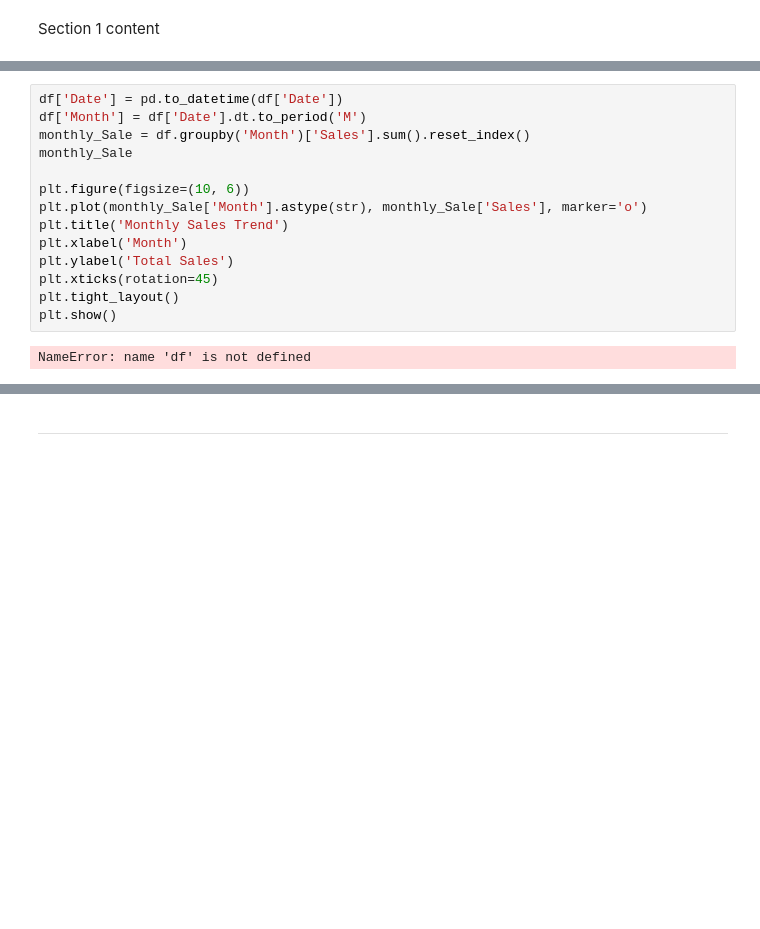
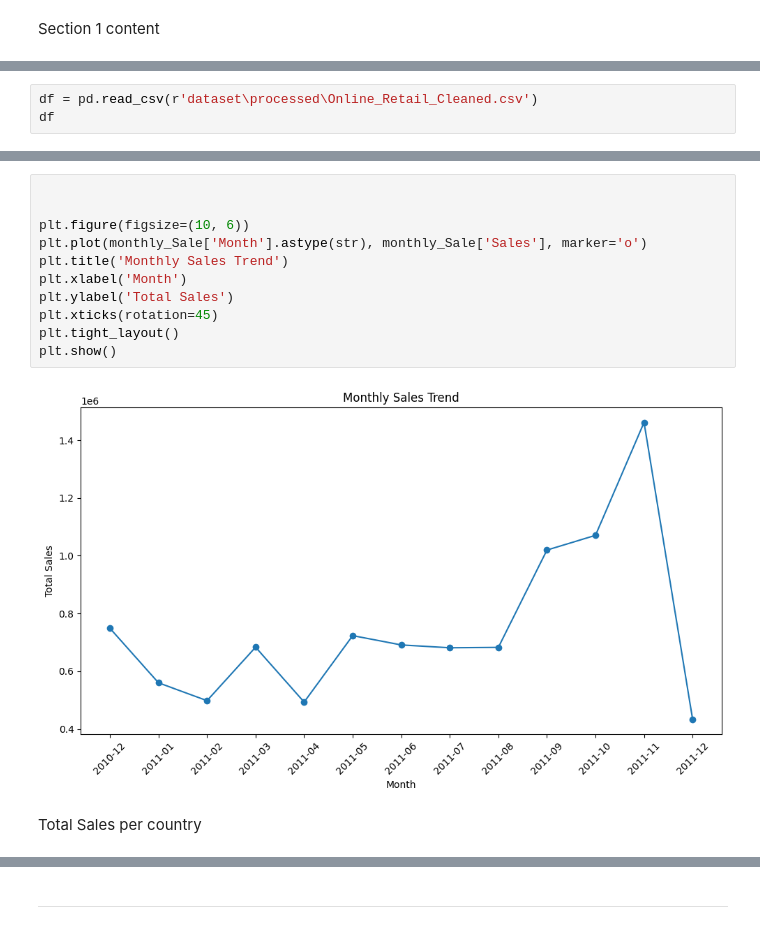
Before and after one commit to tanzilachand/project_tc, a Jupyter notebook: jupyter_notebooks/data_visualisation.ipynb, the cells around one changed output, grey strips where cells are left out. Cells and saved outputs as stored; diff of their text form; blank space fills up the shorter version.

Commit message:
initial visualisation generated

```diff
--- a/jupyter_notebooks/data_visualisation.ipynb
+++ b/jupyter_notebooks/data_visualisation.ipynb
@@ -62,0 +68,3 @@ import matplotlib.pyplot as plt
+# %%
+df = pd.read_csv(r'dataset\processed\Online_Retail_Cleaned.csv')
+df
@@ -68,16 +107,15 @@ monthly_Sale
 # %%
-df['Date'] = pd.to_datetime(df['Date'])
-df['Month'] = df['Date'].dt.to_period('M')
-monthly_Sale = df.groupby('Month')['Sales'].sum().reset_index()
-monthly_Sale
+
 
 plt.figure(figsize=(10, 6))
 plt.plot(monthly_Sale['Month'].astype(str), monthly_Sale['Sales'], marker='o')
 plt.title('Monthly Sales Trend')
 plt.xlabel('Month')
 plt.ylabel('Total Sales')
 plt.xticks(rotation=45)
 plt.tight_layout()
 plt.show()
 # %% [output]
-NameError: name 'df' is not defined
+[figure, added]
+# %% [markdown]
+Total Sales per country
```
Also changed, not shown: parts of 9 cells of this notebook, 1 other file.
